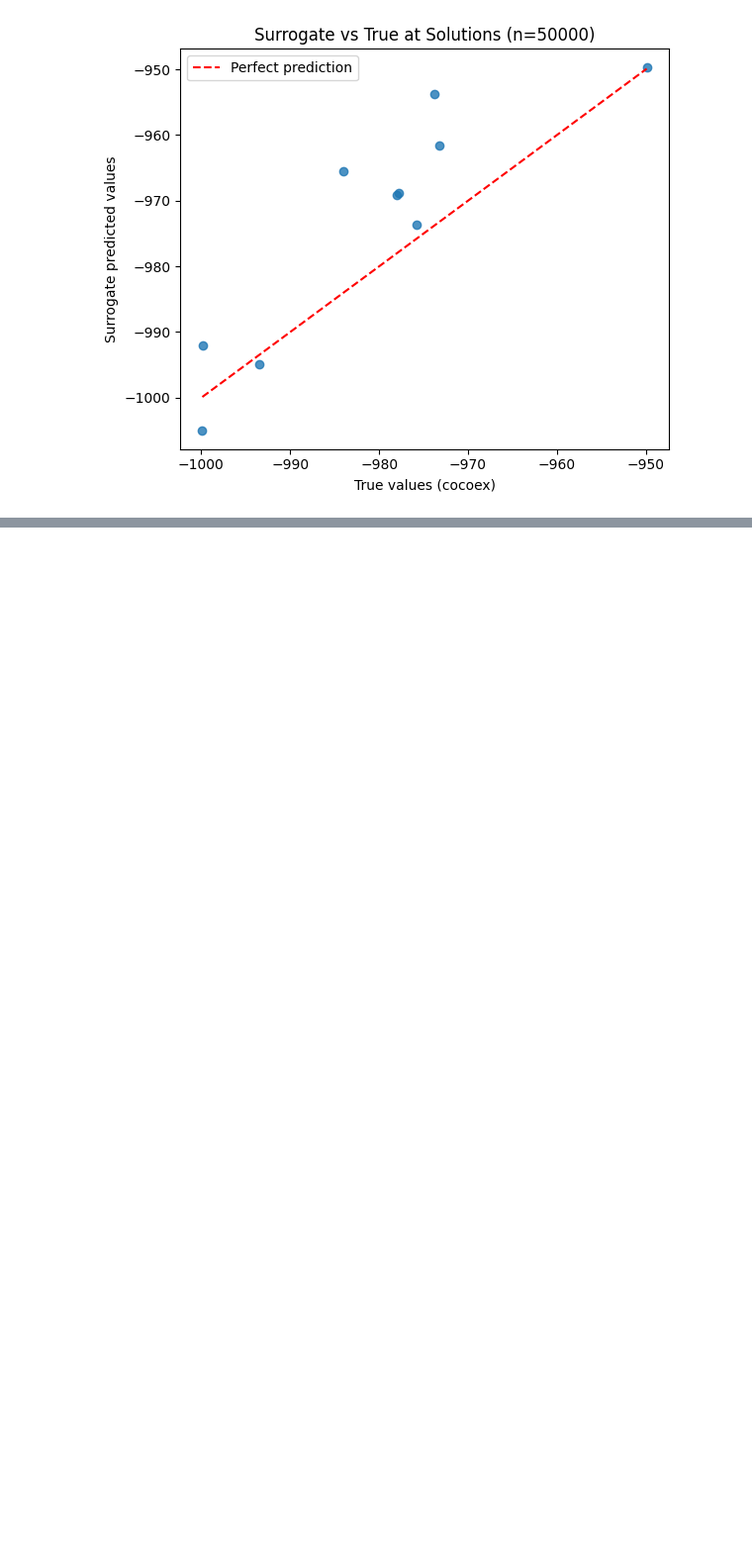
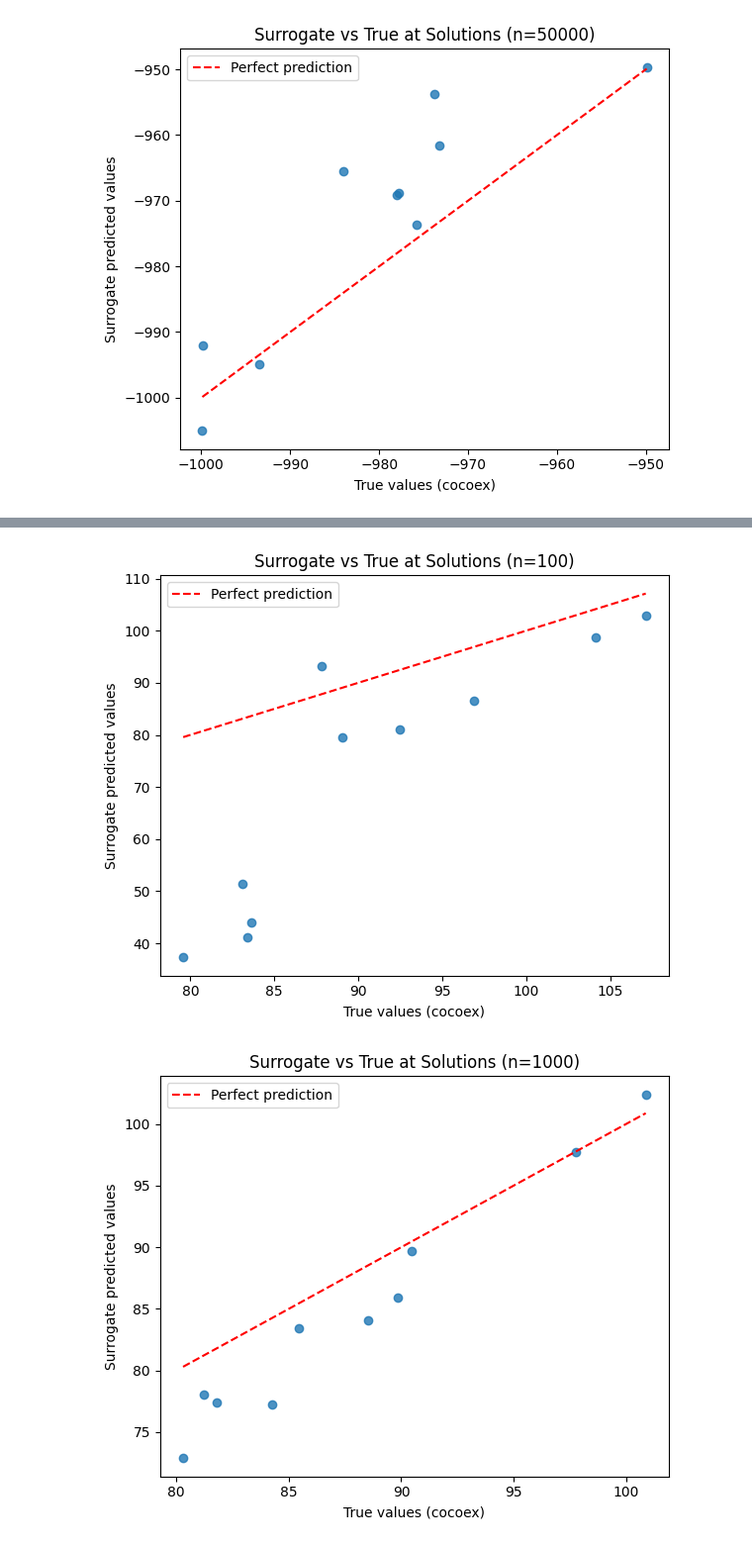
Before and after one commit to mateuszlampert/agh-stochastic-ml, a Jupyter notebook: lab4/instructions.ipynb, the cells around one changed output, grey strips where cells are left out. Shown at 99% size. Saved outputs shown, nothing was run; the diff lists cells and outputs as text; code cells hidden in the pictures; blank space fills up the shorter version.

```diff
--- a/lab4/instructions.ipynb
+++ b/lab4/instructions.ipynb
@@ -773,0 +891,27 @@ for i, (model, test_dataloader) in enumerate(zip(models, test_dataloader_history
+# %%
+import cocoex
+
+suite = cocoex.Suite("bbob", "", "dimensions:2 instance_indices:1")
+problem = suite.get_problem_by_function_dimension_instance(1, 2, 1)
+
+for i, (model, test_dataloader) in enumerate(zip(models_f1, test_dataloader_history_f1)):
+    solution_points = np.array(all_best_x[i])  # (num_runs, 2)
+    surrogate_y = np.array(all_best_y[i])
+    true_y = np.array([problem(x) for x in solution_points])
+
+    fig, ax = plt.subplots(figsize=(6, 5))
+    ax.scatter(true_y, surrogate_y, alpha=0.8)
+    ax.plot(
+        [true_y.min(), true_y.max()],
+        [true_y.min(), true_y.max()],
+        "r--", label="Perfect prediction"
+    )
+    ax.set_xlabel("True values (cocoex)")
+    ax.set_ylabel("Surrogate predicted values")
+    ax.set_title(f"Surrogate vs True at Solutions (n={train_samples_values[i]})")
+    ax.legend()
+    plt.tight_layout()
+    plt.show()
+# %% [output]
+[figure, added]
+[figure, added]
```
Also changed, not shown: parts of 6 cells of this notebook.
